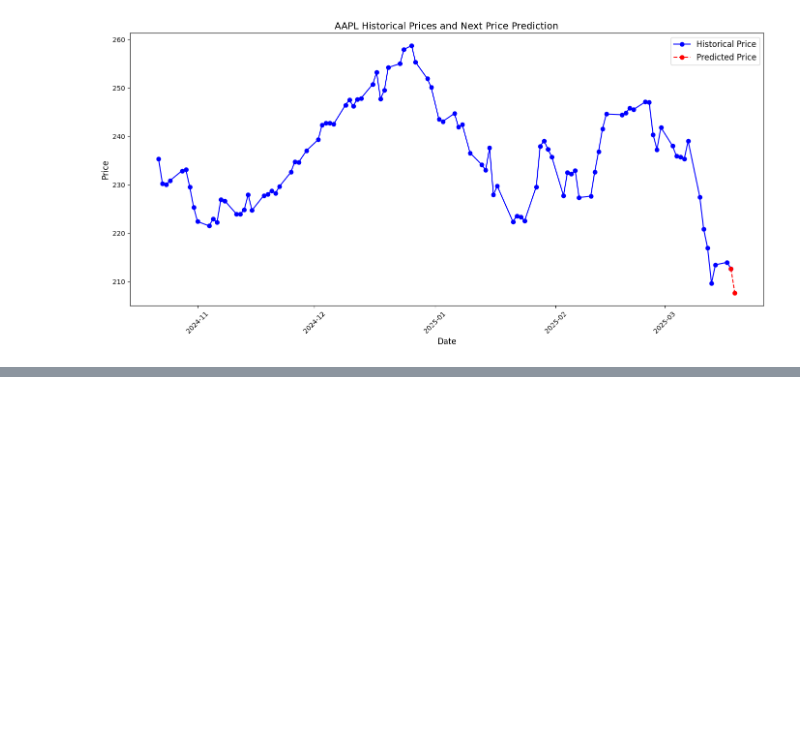
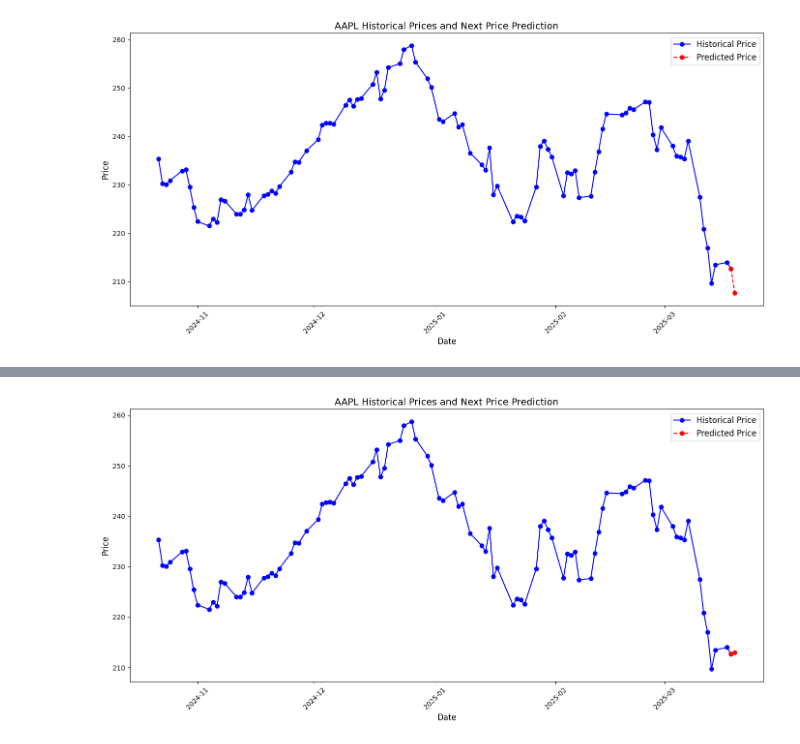
Before and after one commit to zikompo/Trading_Simulator, a Jupyter notebook: models/lstm.ipynb, the cells around one changed output, grey strips where cells are left out. Saved outputs shown, nothing was run; the diff lists cells and outputs as text; code cells hidden in the pictures; blank space fills up the shorter version.

```diff
--- a/models/lstm.ipynb
+++ b/models/lstm.ipynb
@@ -390,0 +393,91 @@ The 'seaborn' style is not available. Using default style.
+# %%
+import yfinance as yf
+import pandas as pd
+import numpy as np
+import matplotlib.pyplot as plt
+import time
+from tensorflow.keras.models import load_model
+from sklearn.preprocessing import MinMaxScaler
+
+# ---------------------------
+# Download data from yfinance
+# ---------------------------
+symbol = 'AAPL'
+print(f"Downloading data for {symbol}...")
+data = yf.download(symbol, start="2022-03-19", end="2025-03-19", progress=False, auto_adjust=True)
+
+# Reset index and prepare the dataframe
+data = data.reset_index()
+data['Date'] = pd.to_datetime(data['Date'])
+data['Symbol'] = symbol
+data = data.sort_values('Date')
+
+# ---------------------------
+# Load the trained model
+# ---------------------------
+model = load_model('/Users/devshah/Documents/WorkSpace/University/year 3/CSC392/Trading_Simulator/backend/models/general_lstm_model.h5')
+
+# ---------------------------
+# Prepare data and scaler
+# ---------------------------
+features = ['Open', 'High', 'Low', 'Close', 'Volume']
+scaler = MinMaxScaler(feature_range=(0, 1))
+scaler.fit(data[features].values)
+
+# ---------------------------
+# Create a sequence for prediction
+# ---------------------------
+sequence_length = 60
+if len(data) < sequence_length:
+    raise ValueError("Not enough data to form a sequence for prediction.")
+
+latest_data = data[features].values[-sequence_length:]
+latest_data_scaled = scaler.transform(latest_data).reshape(1, sequence_length, len(features))
+
+# ---------------------------
+# Make a prediction
+# ---------------------------
+predicted_scaled = model.predict(latest_data_scaled)
+# Convert the model's prediction to a plain float
+predicted_scaled_value = float(predicted_scaled[0, 0])
+
+# Create a dummy array for inverse transformation
+dummy = np.zeros((1, len(features)))
+dummy[0, 3] = predicted_scaled_value  # index 3 corresponds to 'Close'
+
+# Use .item() to extract a scalar from the inverse transformation
+predicted_price = scaler.inverse_transform(dummy)[0, 3].item()
+
+print(f"Predicted next price for {symbol}: ${predicted_price:.2f}")
+
+
+# ---------------------------
+# Plot the results
+# ---------------------------
+n_days = 100
+plot_data = data[-n_days:].copy()
+dates = plot_data['Date'].tolist()
+actual_prices = plot_data['Close'].values
+next_date = dates[-1] + pd.Timedelta(days=1)
+dates.append(next_date)
+last_actual_price = float(actual_prices[-1])
+
+
+
+try:
+    plt.style.use('seaborn')
+except OSError:
+    print("The 'seaborn' style is not available. Using default style.")
+
+plt.figure(figsize=(14, 7))
+plt.plot(dates[:-1], actual_prices, marker='o', linestyle='-', label='Historical Price', color='blue')
+plt.plot([dates[-2], dates[-1]], [last_actual_price, predicted_price],
+         marker='o', linestyle='--', label='Predicted Price', color='red')
+plt.xlabel('Date', fontsize=12)
+plt.ylabel('Price', fontsize=12)
+plt.title(f'{symbol} Historical Prices and Next Price Prediction', fontsize=14)
+plt.xticks(rotation=45)
+plt.legend(fontsize=12)
+plt.tight_layout()
+plt.show()
+# %% [output]
@@ -390,0 +489 @@ The 'seaborn' style is not available. Using default style.
+[figure, added]
```
Also changed, not shown: parts of 2 cells of this notebook, 5 other files.
